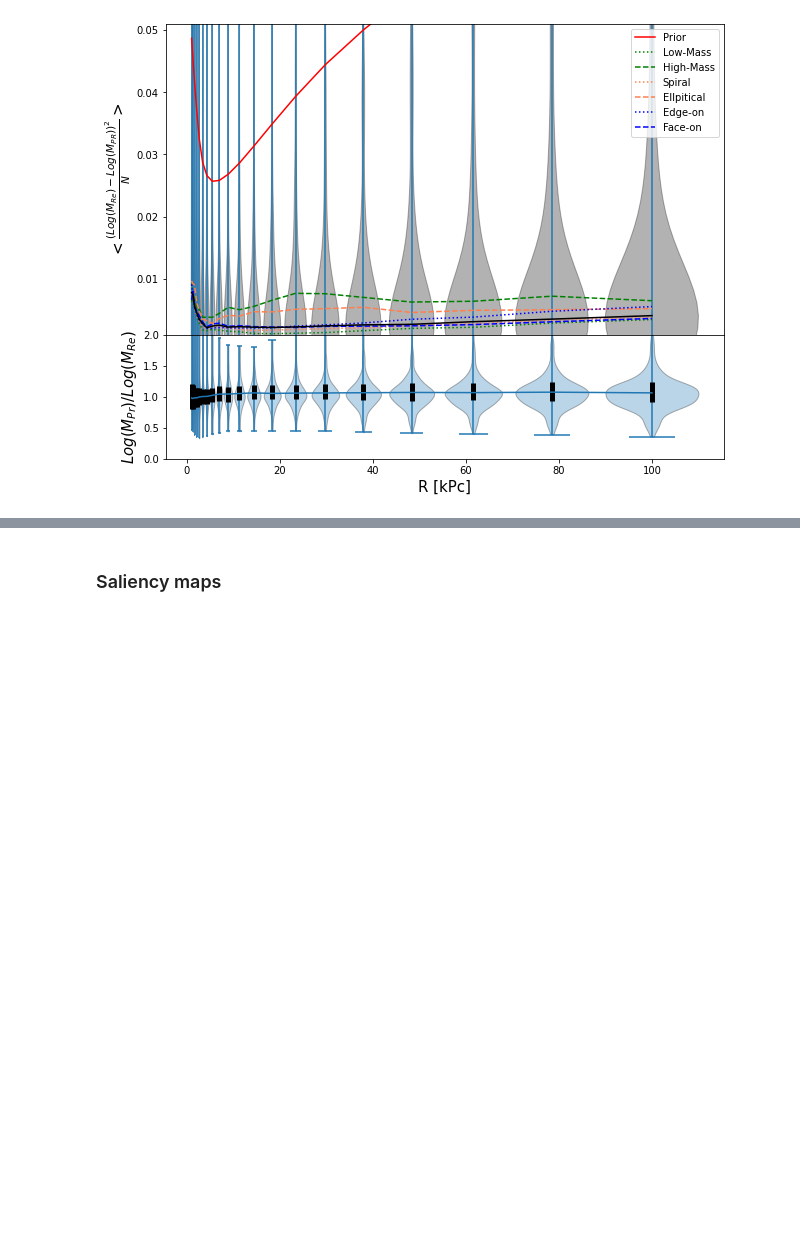
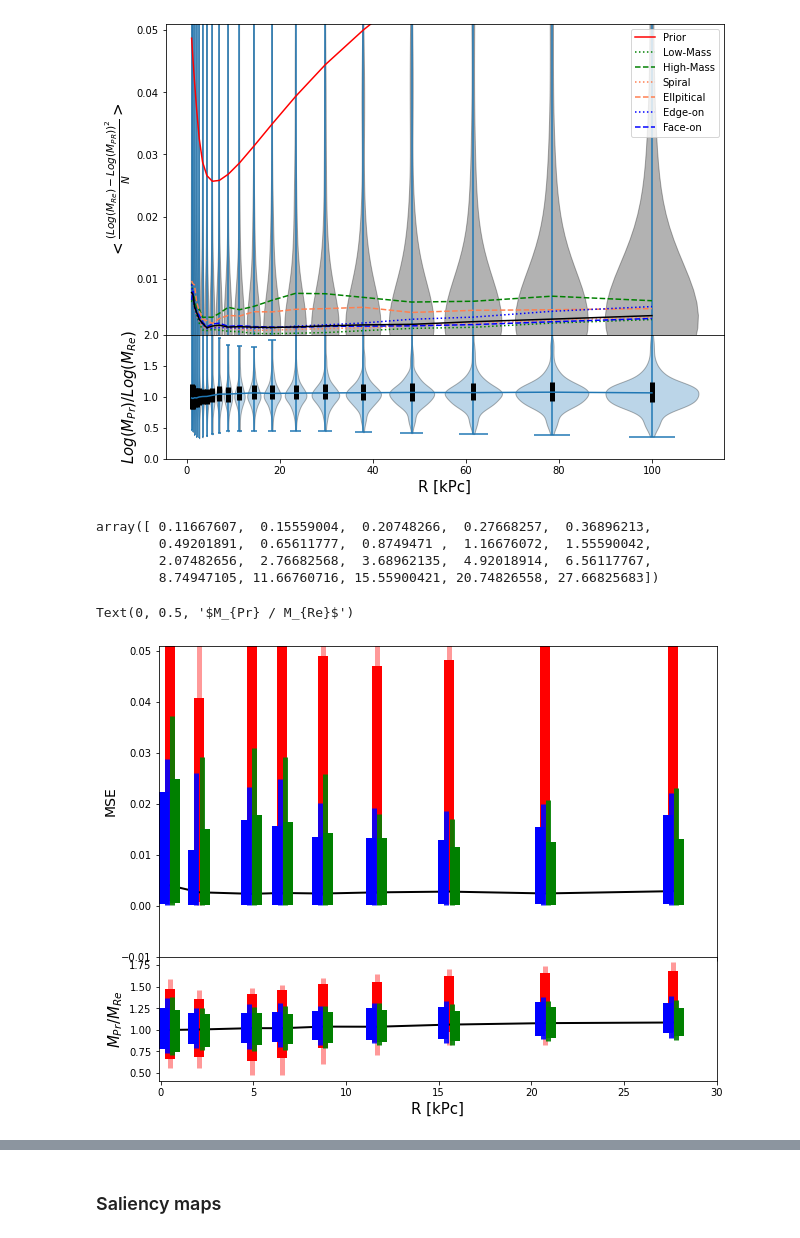
Before and after one commit to Martindelosrios/MaDaMe, a Jupyter notebook: codes/CNNs.ipynb, the cells around one changed output, grey strips where cells are left out. Drawn from its saved outputs; the diff is of its cells as text; code cells hidden in the pictures; blank space fills up the shorter version.

```diff
--- a/codes/CNNs.ipynb
+++ b/codes/CNNs.ipynb
@@ -1230 +1242,58 @@ def SplitViolin(ax, data1, data2, R_bins, scale = 500):
+# %%
+bin_centers
+# %% [output]
+array([ 0.11667607,  0.15559004,  0.20748266,  0.27668257,  0.36896213,
+        0.49201891,  0.65611777,  0.8749471 ,  1.16676072,  1.55590042,
+        2.07482656,  2.76682568,  3.68962135,  4.92018914,  6.56117767,
+        8.74947105, 11.66760716, 15.55900421, 20.74826558, 27.66825683])
+# %%
+bins2plot = [5,10,13,14,15,16,17,18,19]
+
+data1 = (np.log10(M_real) - np.log10(M_pred))**2
+data2 = (np.log10(M_real) - np.log10(M_prior))**2
+scale = 390
+bw_adjust = 0.5
+
+r_norm = np.zeros_like(y_predicted)
+for i in range(len(test_ind)):
+    r_norm[i,:] = R_bins / properties[test_ind[i], 13]
+
+
+fig,ax = plt.subplots(2,1, figsize = (10,8), gridspec_kw={'height_ratios':[2.5, 1], 'hspace':0}, sharex = True)
+
+bins, bin_centers, mse, std, p10, p16, p50, p84, p90 = binned_MSE(r_norm, (np.log10(M_real) - np.log10(M_pred))**2)
+ax[0].plot(bin_centers[bins2plot], p50[bins2plot], color = 'black', label = 'Mean', lw = 2)
+ax[0].vlines(bin_centers[bins2plot] - 0.3, p16[bins2plot],p84[bins2plot], color = 'blue', lw = 10)
+ax[0].vlines(bin_centers[bins2plot] - 0.14, p10[bins2plot],p90[bins2plot], color = 'blue', lw = 5, alpha = 0.9)
+
+_, _, mse, std, p10, p16, p50, p84, p90 = binned_MSE(r_norm, (np.log10(M_real) - np.log10(M_ecnn))**2, bins = bins)
+ax[0].vlines(bin_centers[bins2plot] + 0.3, p16[bins2plot],p84[bins2plot], color = 'green', lw = 10)
+ax[0].vlines(bin_centers[bins2plot] + 0.14 , p10[bins2plot],p90[bins2plot], color = 'green', lw = 5, alpha = 0.9)
+
+_, _, mse, std, p10, p16, p50, p84, p90 = binned_MSE(r_norm, (np.log10(M_real) - np.log10(M_prior))**2, bins = bins)
+ax[0].vlines(bin_centers[bins2plot], p16[bins2plot],p84[bins2plot], color = 'red', lw = 10, zorder = 0)
+ax[0].vlines(bin_centers[bins2plot] , p10[bins2plot],p90[bins2plot], color = 'red', lw = 5, alpha = 0.4, zorder = 0)
+
+ax[0].set_xlim(-0.1,30)
+ax[0].set_ylim(-0.01,0.051)
+ax[0].set_ylabel('MSE', fontsize = 14)
+
+_, _, mse, std, p10, p16, p50, p84, p90 = binned_MSE(r_norm, (M_pred / M_real), bins = bins)
+ax[1].plot(bin_centers[bins2plot], p50[bins2plot], color = 'black', label = 'Mean', lw = 2)
+ax[1].vlines(bin_centers[bins2plot] - 0.3, p16[bins2plot],p84[bins2plot], color = 'blue', lw = 10)
+ax[1].vlines(bin_centers[bins2plot] - 0.14, p10[bins2plot],p90[bins2plot], color = 'blue', lw = 5, alpha = 0.9)
+
+_, _, mse, std, p10, p16, p50, p84, p90 = binned_MSE(r_norm, (M_ecnn / M_real), bins = bins)
+ax[1].vlines(bin_centers[bins2plot] + 0.3, p16[bins2plot],p84[bins2plot], color = 'green', lw = 10)
+ax[1].vlines(bin_centers[bins2plot] + 0.14 , p10[bins2plot],p90[bins2plot], color = 'green', lw = 5, alpha = 0.9)
+
+_, _, mse, std, p10, p16, p50, p84, p90 = binned_MSE(r_norm, (M_prior / M_real), bins = bins)
+ax[1].vlines(bin_centers[bins2plot], p16[bins2plot],p84[bins2plot], color = 'red', lw = 10, zorder = 0)
+ax[1].vlines(bin_centers[bins2plot] , p10[bins2plot],p90[bins2plot], color = 'red', lw = 5, alpha = 0.4, zorder = 0)
+
+ax[1].set_xlabel('R [kPc]', fontsize = 15)
+ax[1].set_ylabel('$M_{Pr} / M_{Re}$', fontsize = 15)
+# %% [output]
+Text(0, 0.5, '$M_{Pr} / M_{Re}$')
+[figure, added]
 # %%
```
Also changed, not shown: parts of 8 cells of this notebook.
